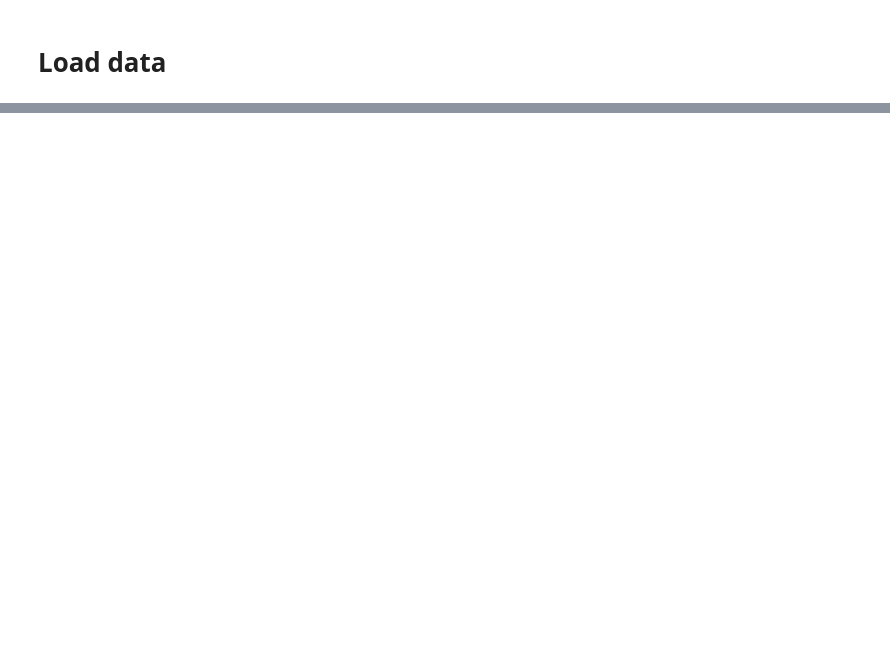
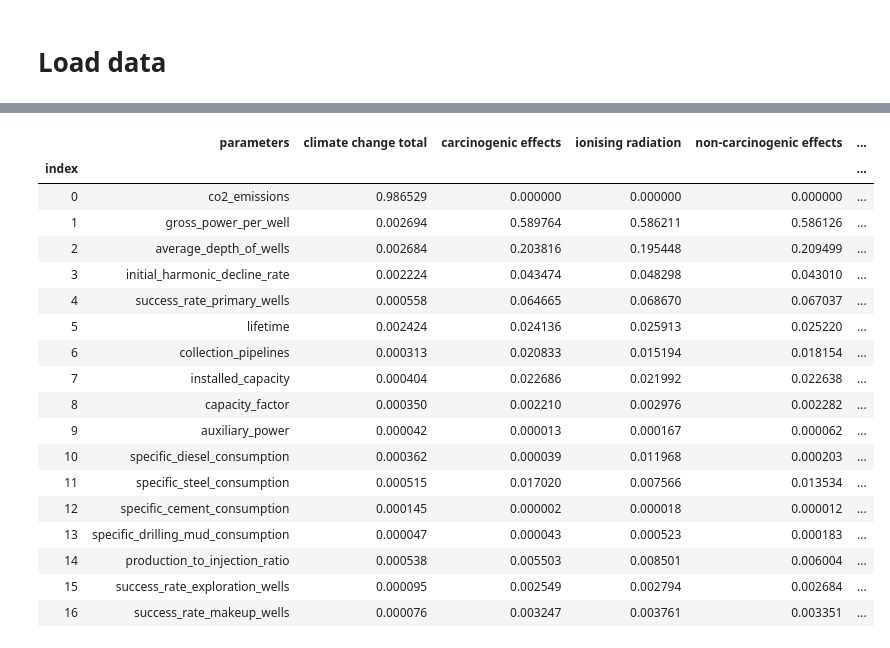
Before and after one commit to a-pau/gsa_geothermal, a Jupyter notebook: plot_gsa_results.ipynb, the cells around one changed output, grey strips where cells are left out. Saved outputs shown, nothing was run; the diff lists cells and outputs as text; code cells hidden in the pictures; blank space fills up the shorter version.

```diff
--- a/plot_gsa_results.ipynb
+++ b/plot_gsa_results.ipynb
@@ -14,18 +14,24 @@ from IPython.display import HTML
 # %% [markdown]
 # Load data
 # %%
-path = 'generated_files/gsa_results/cge_N200_gt_database/sobol_indices.json'
+path = 'generated_files/write_files/ege_N60/sobol_indices.json'
+first_or_total = 'first'
+
 with open(path) as f:
     sa_dict = json.load(f)
 parameters = sa_dict['parameters']
 n_parameters = len(parameters)
 
 # Extract total index into a dictionary and dataframe
-total_dict = {}
+total_dict, first_dict = {}, {}
 total_dict['parameters'] = parameters
+first_dict['parameters'] = parameters
 for k in sa_dict.keys():
     if k != 'parameters':
-        all_vals = sa_dict[k]['ST']
-        n_all = len(all_vals)
-        total_dict[k] = all_vals[n_all-n_parameters:]
+        all_vals_total = sa_dict[k]['ST']
+        all_vals_first = sa_dict[k]['S1']
+        n_all = len(all_vals_total)
+        total_dict[k] = all_vals_total[n_all-n_parameters:]
+        first_dict[k] = [abs(a) for a in all_vals_first[n_all-n_parameters:]]
 total_df = pd.DataFrame(total_dict)
+first_df = pd.DataFrame(first_dict)
@@ -39,3 +84,11 @@ def normalize_df(df):
         if col != 'parameters':
             norm_df[col] = df[col] / sum(df[col])
     return norm_df
+# %%
+# TODO choose total or first here
+if first_or_total == 'first':
+    names = first_df['parameters'].tolist()
+    df = normalize_df(first_df)
+elif first_or_total == 'total':
+    names = total_df['parameters'].tolist()
+    df = normalize_df(total_df)
@@ -42,2 +144,22 @@ def normalize_df(df):
 # %%
-df = normalize_df(total_df)
+df
+# %% [output]
+|  | parameters | climate change total | carcinogenic effects | ionising radiation | non-carcinogenic effects | ... |
+| index |  |  |  |  |  | ... |
+| 0 | co2_emissions | 0.986529 | 0.000000 | 0.000000 | 0.000000 | ... |
+| 1 | gross_power_per_well | 0.002694 | 0.589764 | 0.586211 | 0.586126 | ... |
+| 2 | average_depth_of_wells | 0.002684 | 0.203816 | 0.195448 | 0.209499 | ... |
+| 3 | initial_harmonic_decline_rate | 0.002224 | 0.043474 | 0.048298 | 0.043010 | ... |
+| 4 | success_rate_primary_wells | 0.000558 | 0.064665 | 0.068670 | 0.067037 | ... |
+| 5 | lifetime | 0.002424 | 0.024136 | 0.025913 | 0.025220 | ... |
+| 6 | collection_pipelines | 0.000313 | 0.020833 | 0.015194 | 0.018154 | ... |
+| 7 | installed_capacity | 0.000404 | 0.022686 | 0.021992 | 0.022638 | ... |
+| 8 | capacity_factor | 0.000350 | 0.002210 | 0.002976 | 0.002282 | ... |
+| 9 | auxiliary_power | 0.000042 | 0.000013 | 0.000167 | 0.000062 | ... |
+| 10 | specific_diesel_consumption | 0.000362 | 0.000039 | 0.011968 | 0.000203 | ... |
+| 11 | specific_steel_consumption | 0.000515 | 0.017020 | 0.007566 | 0.013534 | ... |
+| 12 | specific_cement_consumption | 0.000145 | 0.000002 | 0.000018 | 0.000012 | ... |
+| 13 | specific_drilling_mud_consumption | 0.000047 | 0.000043 | 0.000523 | 0.000183 | ... |
+| 14 | production_to_injection_ratio | 0.000538 | 0.005503 | 0.008501 | 0.006004 | ... |
+| 15 | success_rate_exploration_wells | 0.000095 | 0.002549 | 0.002794 | 0.002684 | ... |
+| 16 | success_rate_makeup_wells | 0.000076 | 0.003247 | 0.003761 | 0.003351 | ... |
```
Also changed, not shown: parts of 8 cells of this notebook, 4 other files.
